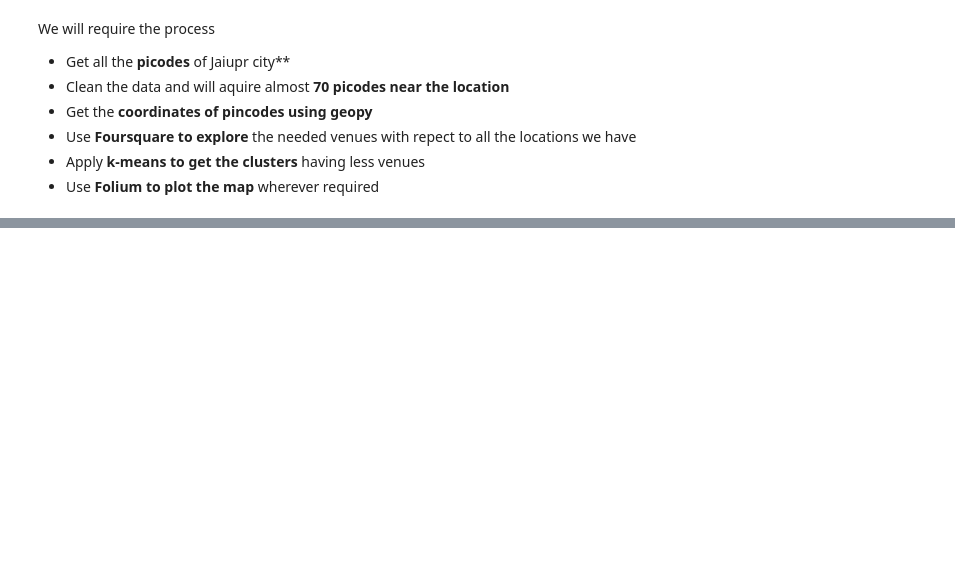
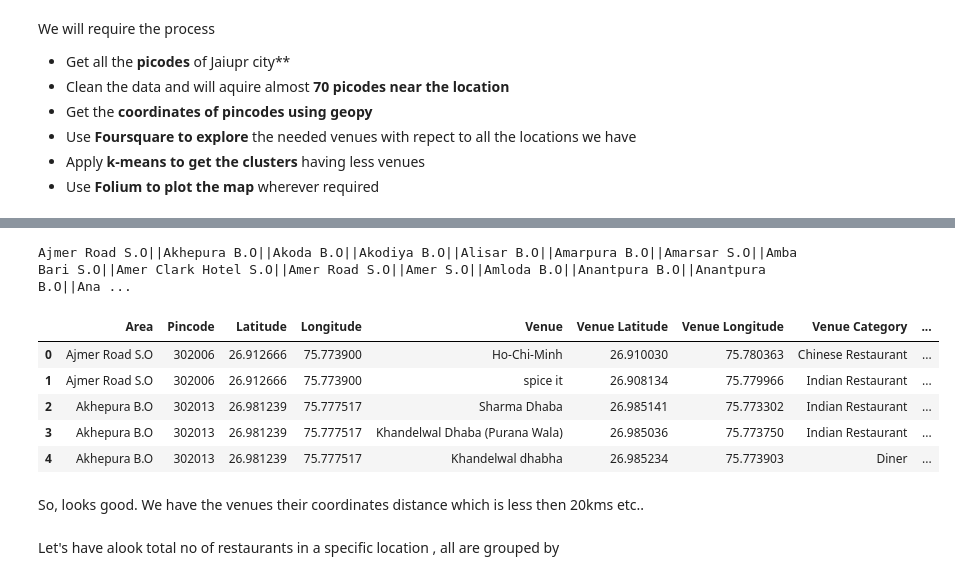
Before and after one commit to sanjitbhagat/Coursera_Capstone, a Jupyter notebook: Capestone Final Project.ipynb, the cells around one changed output, grey strips where cells are left out. Cells and saved outputs as stored; diff of their text form; code cells hidden in the pictures; blank space fills up the shorter version.

```diff
--- a/Capestone Final Project.ipynb
+++ b/Capestone Final Project.ipynb
@@ -28,0 +305,56 @@ We will require the process
+# %%
+# Method that will return the venues with the correspondign data
+restaurant='4d4b7105d754a06374d81259'
+def get_venues(names,Pincode,latitude,longitude,distance,radius=800):
+    venue_list=[] #an empty list is created
+    for name,pin,lat,long,dist in zip(names,Pincode,latitude,longitude,distance):
+        print(name , end="||")
+        url = 'https://api.foursquare.com/v2/venues/explore?&client_id={}&client_secret={}&v={}&ll={},{}&categoryId={}&radius={}&limit={}'.format(
+            CLIENT_ID,
+            CLIENT_SECRET,
+            VERSION,
+            lat,
+            long,
+            restaurant,
+            radius,
+            LIMIT)
+        results=requests.get(url).json()['response']['groups'][0]['items']
+        venue_list.append([(
+            name,
+            pin,
+            lat,
+            long,
+             v['venue']['name'],
+            v['venue']['location']['lat'],
+            v['venue']['location']['lng'],
+            v['venue']['categories'][0]['name'],dist) for v in results])
+
+    nearby=pd.DataFrame([item for venue in venue_list for item in venue])
+    nearby.columns=['Area',
+                'Pincode',
+                'Latitude',
+                'Longitude',
+                'Venue',
+                'Venue Latitude',
+                'Venue Longitude',
+                'Venue Category',
+                'Distance(KM)']
+    return(nearby)
+# %%
+df_venue=get_venues(df_cleandata['Post Office'],df_cleandata['Pincode'],df_cleandata['Latitude'],
+                    df_cleandata['Longtude'],df_cleandata['Center Distance(KM)'])
+# %% [output]
+Ajmer Road S.O||Akhepura B.O||Akoda B.O||Akodiya B.O||Alisar B.O||Amarpura B.O||Amarsar S.O||Amba Bari S.O||Amer Clark Hotel S.O||Amer Road S.O||Amer S.O||Amloda B.O||Anantpura B.O||Anantpura B.O||Ana ...
+# %%
+df_venue.head()
+# %% [output]
+|  | Area | Pincode | Latitude | Longitude | Venue | Venue Latitude | Venue Longitude | Venue Category | ... |
+| 0 | Ajmer Road S.O | 302006 | 26.912666 | 75.773900 | Ho-Chi-Minh | 26.910030 | 75.780363 | Chinese Restaurant | ... |
+| 1 | Ajmer Road S.O | 302006 | 26.912666 | 75.773900 | spice it | 26.908134 | 75.779966 | Indian Restaurant | ... |
+| 2 | Akhepura B.O | 302013 | 26.981239 | 75.777517 | Sharma Dhaba | 26.985141 | 75.773302 | Indian Restaurant | ... |
+| 3 | Akhepura B.O | 302013 | 26.981239 | 75.777517 | Khandelwal Dhaba (Purana Wala) | 26.985036 | 75.773750 | Indian Restaurant | ... |
+| 4 | Akhepura B.O | 302013 | 26.981239 | 75.777517 | Khandelwal dhabha | 26.985234 | 75.773903 | Diner | ... |
+# %% [markdown]
+So, looks good. We have the venues their coordinates distance which is less then 20kms etc..
+# %% [markdown]
+Let's have alook total no of restaurants in a specific location , all are grouped by
```
Also changed, not shown: parts of 62 cells of this notebook.
